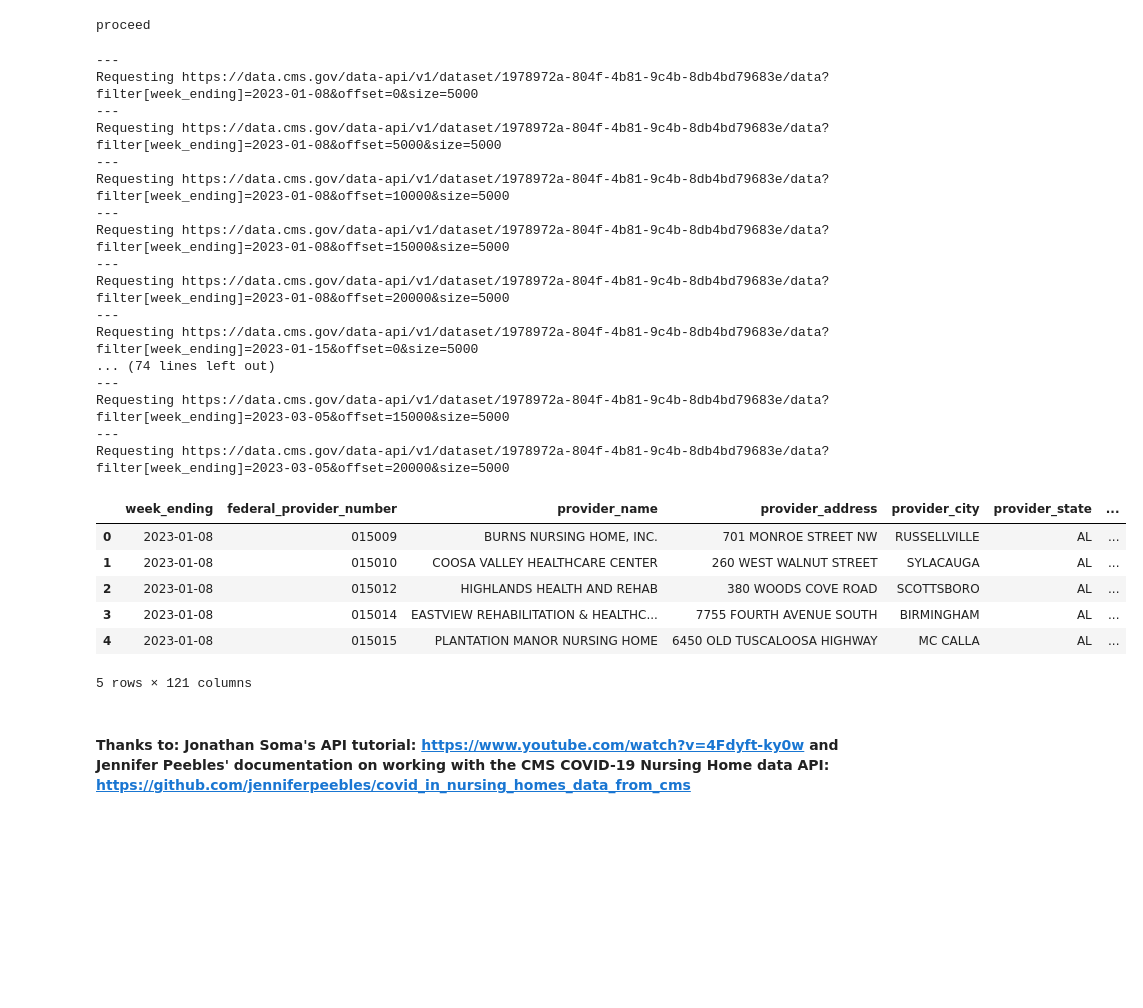
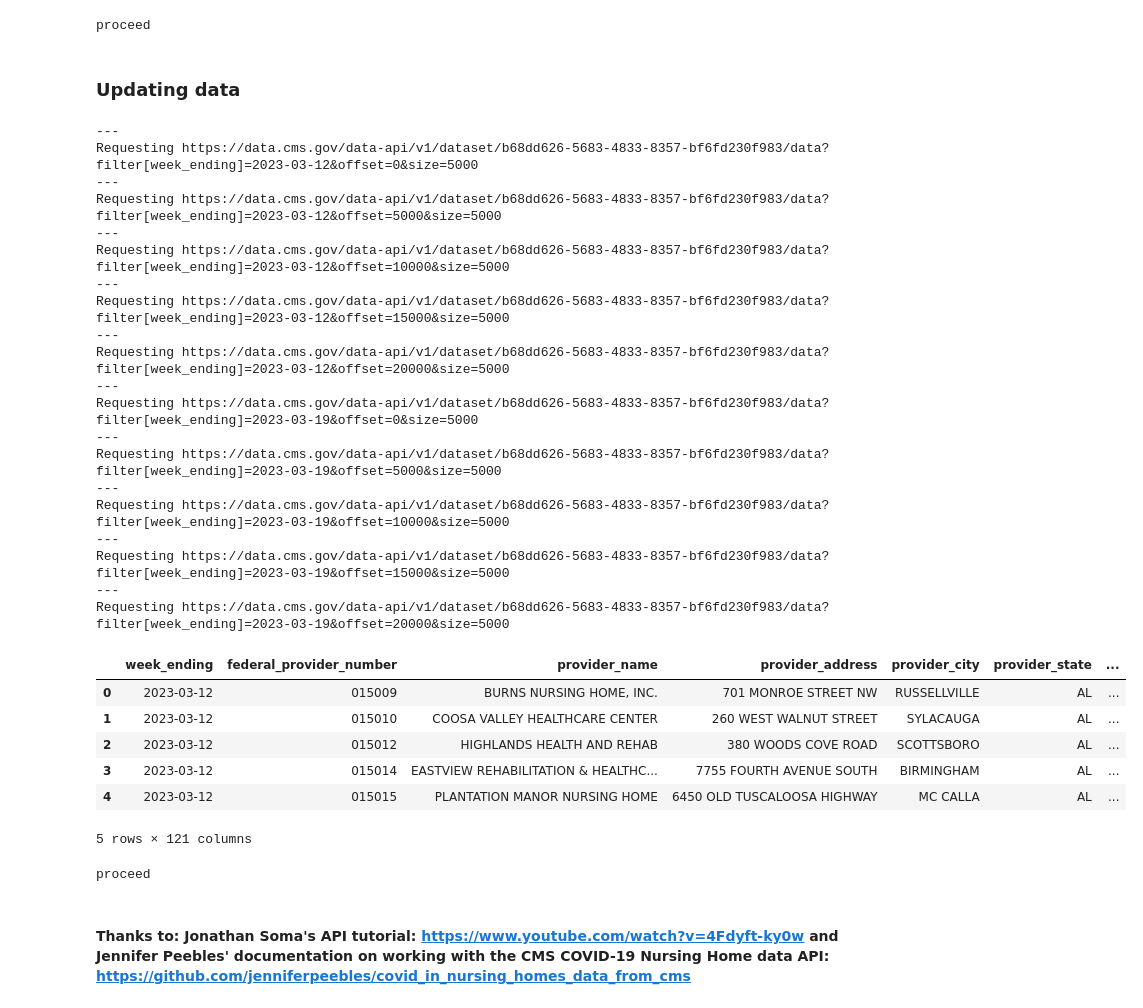
Before and after one commit to sarah-weatherbee/nh_vax_dash_app, a Jupyter notebook: NH_get_data.ipynb, the cells around one changed output. Saved outputs shown, nothing was run; the diff lists cells and outputs as text; code cells hidden in the pictures; blank space fills up the shorter version.

```diff
--- a/NH_get_data.ipynb
+++ b/NH_get_data.ipynb
@@ -871,0 +862,2 @@ nh_62721_1123 = pd.read_parquet('data/data_pre_proc/nh_all_Jun27_21_Jan1_23_conc
+# %% [markdown]
+### Updating data
@@ -872,15 +867,17 @@ nh_62721_1123 = pd.read_parquet('data/data_pre_proc/nh_all_Jun27_21_Jan1_23_conc
 # %%
-#grab data for week ending 1-8-23 through week ending 3-5-23
+#Update to pull latest data from cms api (add 7 days to the last week ending date from the currently existing data, i.e.
+# if currently existing ending date is 3-5-23, then the new start week ending date will be 3-12-23. Remember weeks run Mon-Sun,
+#so week ending date will always be on a Sunday)
 
-nh_1823_3523 = []
+nh_31223_31923 = []
 
-#Data is aggregated to week. Week is Monday - Sunday,
+#Data is aggregated to week level.
 
 #Enter the Sunday (week ending date) of the week you want to start on.
-week_ending_start = date(2023,1,8)
+week_ending_start = date(2023,3,12)
 
 #Enter the Sunday (week ending date) of the week you want to end on.
-week_ending_end = date(2023,3,5)
+week_ending_end = date(2023,3,19)
 week = timedelta(days=7)
 offset = 0
 size = 5000
@@ -896,7 +893,7 @@ while week_ending_start <= week_ending_end:
         data = response.json()
         if len(data) == 0:
             break
-        nh_1823_3523.extend(data)
+        nh_31223_31923.extend(data)
 
         offset = offset + size
         time.sleep(5)
@@ -911,31 +908,35 @@ while week_ending_start <= week_ending_end:
     time.sleep(3)
 # %% [output]
 ---
-Requesting https://data.cms.gov/data-api/v1/dataset/1978972a-804f-4b81-9c4b-8db4bd79683e/data?filter[week_ending]=2023-01-08&offset=0&size=5000
+Requesting https://data.cms.gov/data-api/v1/dataset/b68dd626-5683-4833-8357-bf6fd230f983/data?filter[week_ending]=2023-03-12&offset=0&size=5000
 ---
-Requesting https://data.cms.gov/data-api/v1/dataset/1978972a-804f-4b81-9c4b-8db4bd79683e/data?filter[week_ending]=2023-01-08&offset=5000&size=5000
+Requesting https://data.cms.gov/data-api/v1/dataset/b68dd626-5683-4833-8357-bf6fd230f983/data?filter[week_ending]=2023-03-12&offset=5000&size=5000
 ---
-Requesting https://data.cms.gov/data-api/v1/dataset/1978972a-804f-4b81-9c4b-8db4bd79683e/data?filter[week_ending]=2023-01-08&offset=10000&size=5000
+Requesting https://data.cms.gov/data-api/v1/dataset/b68dd626-5683-4833-8357-bf6fd230f983/data?filter[week_ending]=2023-03-12&offset=10000&size=5000
 ---
-Requesting https://data.cms.gov/data-api/v1/dataset/1978972a-804f-4b81-9c4b-8db4bd79683e/data?filter[week_ending]=2023-01-08&offset=15000&size=5000
+Requesting https://data.cms.gov/data-api/v1/dataset/b68dd626-5683-4833-8357-bf6fd230f983/data?filter[week_ending]=2023-03-12&offset=15000&size=5000
 ---
-Requesting https://data.cms.gov/data-api/v1/dataset/1978972a-804f-4b81-9c4b-8db4bd79683e/data?filter[week_ending]=2023-01-08&offset=20000&size=5000
+Requesting https://data.cms.gov/data-api/v1/dataset/b68dd626-5683-4833-8357-bf6fd230f983/data?filter[week_ending]=2023-03-12&offset=20000&size=5000
 ---
-Requesting https://data.cms.gov/data-api/v1/dataset/1978972a-804f-4b81-9c4b-8db4bd79683e/data?filter[week_ending]=2023-01-15&offset=0&size=5000
-... (74 lines left out)
+Requesting https://data.cms.gov/data-api/v1/dataset/b68dd626-5683-4833-8357-bf6fd230f983/data?filter[week_ending]=2023-03-19&offset=0&size=5000
 ---
-Requesting https://data.cms.gov/data-api/v1/dataset/1978972a-804f-4b81-9c4b-8db4bd79683e/data?filter[week_ending]=2023-03-05&offset=15000&size=5000
+Requesting https://data.cms.gov/data-api/v1/dataset/b68dd626-5683-4833-8357-bf6fd230f983/data?filter[week_ending]=2023-03-19&offset=5000&size=5000
 ---
-Requesting https://data.cms.gov/data-api/v1/dataset/1978972a-804f-4b81-9c4b-8db4bd79683e/data?filter[week_ending]=2023-03-05&offset=20000&size=5000
+Requesting https://data.cms.gov/data-api/v1/dataset/b68dd626-5683-4833-8357-bf6fd230f983/data?filter[week_ending]=2023-03-19&offset=10000&size=5000
+---
+Requesting https://data.cms.gov/data-api/v1/dataset/b68dd626-5683-4833-8357-bf6fd230f983/data?filter[week_ending]=2023-03-19&offset=15000&size=5000
+---
+Requesting https://data.cms.gov/data-api/v1/dataset/b68dd626-5683-4833-8357-bf6fd230f983/data?filter[week_ending]=2023-03-19&offset=20000&size=5000
 # %%
-nh_1823_3523 = pd.DataFrame(nh_1823_3523)
-nh_1823_3523.head()
+#save api result to a dataframe
+nh_31223_31923 = pd.DataFrame(nh_31223_31923)
+nh_31223_31923.head()
 # %% [output]
 |  | week_ending | federal_provider_number | provider_name | provider_address | provider_city | provider_state | ... |
-| 0 | 2023-01-08 | 015009 | BURNS NURSING HOME, INC. | 701 MONROE STREET NW | RUSSELLVILLE | AL | ... |
-| 1 | 2023-01-08 | 015010 | COOSA VALLEY HEALTHCARE CENTER | 260 WEST WALNUT STREET | SYLACAUGA | AL | ... |
-| 2 | 2023-01-08 | 015012 | HIGHLANDS HEALTH AND REHAB | 380 WOODS COVE ROAD | SCOTTSBORO | AL | ... |
-| 3 | 2023-01-08 | 015014 | EASTVIEW REHABILITATION & HEALTHC... | 7755 FOURTH AVENUE SOUTH | BIRMINGHAM | AL | ... |
-| 4 | 2023-01-08 | 015015 | PLANTATION MANOR NURSING HOME | 6450 OLD TUSCALOOSA HIGHWAY | MC CALLA | AL | ... |
+| 0 | 2023-03-12 | 015009 | BURNS NURSING HOME, INC. | 701 MONROE STREET NW | RUSSELLVILLE | AL | ... |
+| 1 | 2023-03-12 | 015010 | COOSA VALLEY HEALTHCARE CENTER | 260 WEST WALNUT STREET | SYLACAUGA | AL | ... |
+| 2 | 2023-03-12 | 015012 | HIGHLANDS HEALTH AND REHAB | 380 WOODS COVE ROAD | SCOTTSBORO | AL | ... |
+| 3 | 2023-03-12 | 015014 | EASTVIEW REHABILITATION & HEALTHC... | 7755 FOURTH AVENUE SOUTH | BIRMINGHAM | AL | ... |
+| 4 | 2023-03-12 | 015015 | PLANTATION MANOR NURSING HOME | 6450 OLD TUSCALOOSA HIGHWAY | MC CALLA | AL | ... |
 5 rows × 121 columns
 # %%
@@ -944,2 +945,10 @@ nh_62721_3523 = pd.concat([nh_1823_3523, nh_62721_1123]).reset_index(drop=True)
+# %%
+#testing for same number of cols between old and latest dfs
+if len(nh_62721_31923) == len(nh_62721_3523) + len(nh_31223_31923):
+    print('proceed')
+else:
+    print('check cols')
+# %% [output]
+proceed
 # %%
 #save concated as updated parquet file
```
Also changed, not shown: parts of 8 cells of this notebook, 2 other files.
